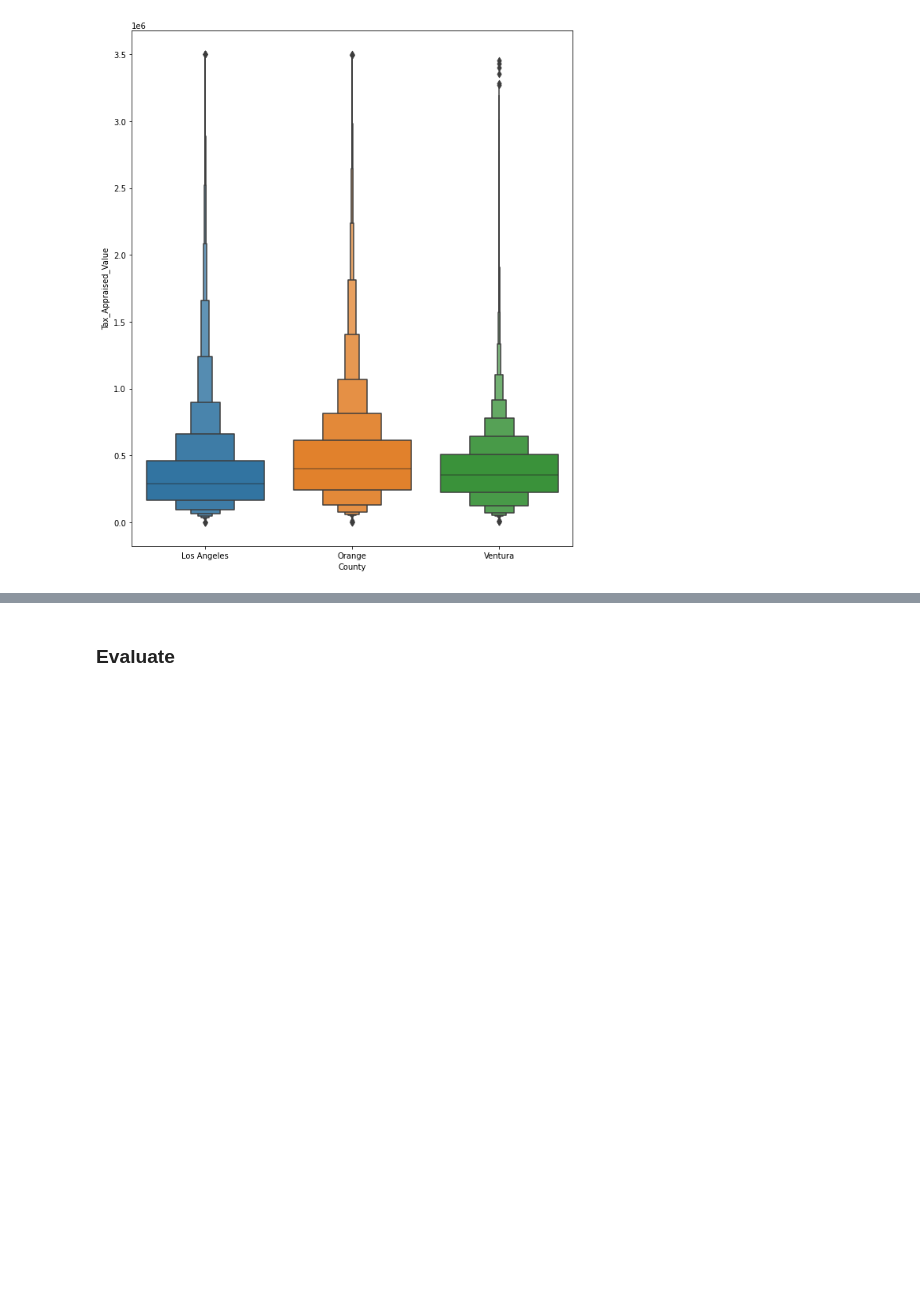
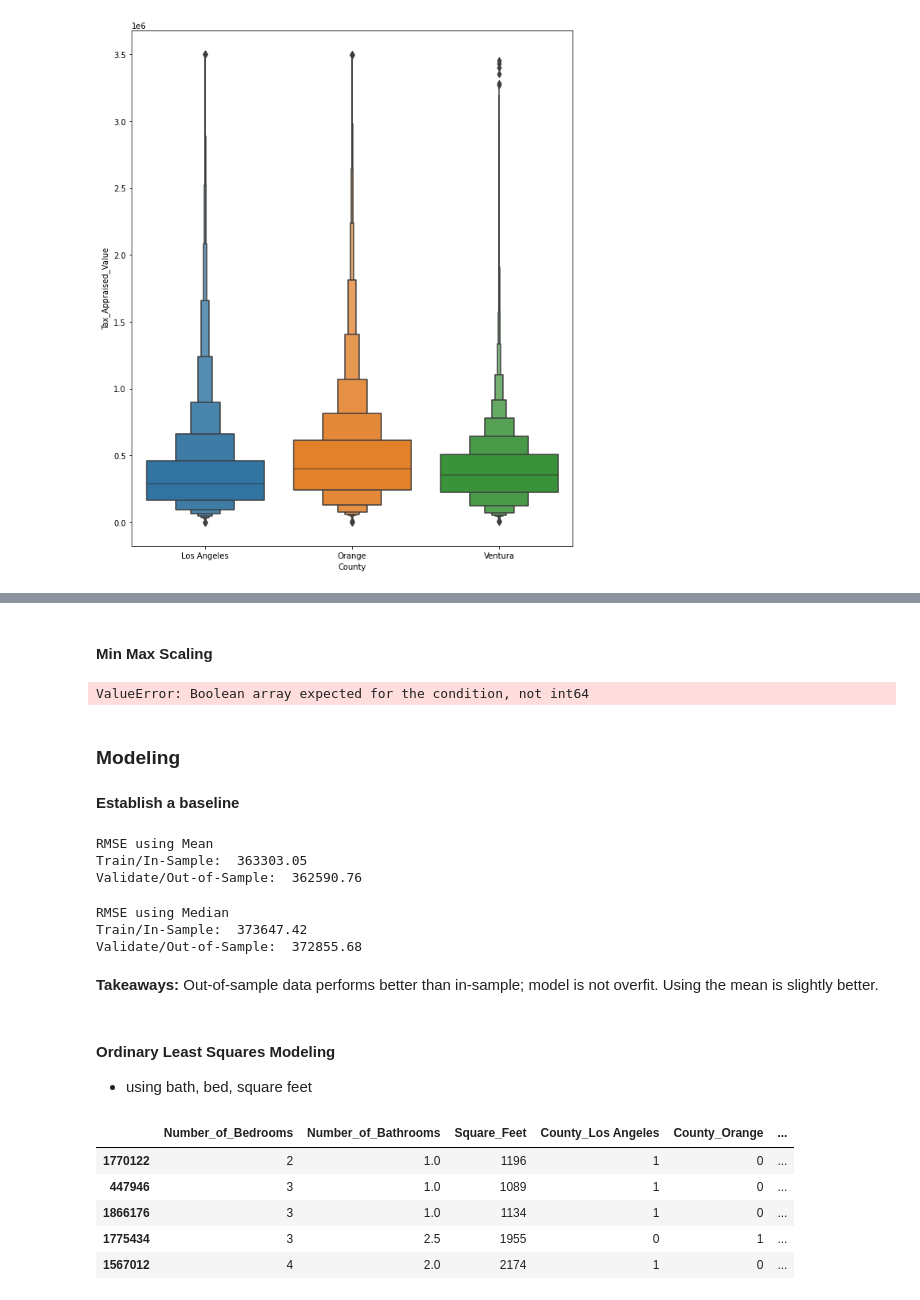
Before and after one commit to lochlynlaskowski/Zillow-project, a Jupyter notebook: Zillow - in progress.ipynb, the cells around one changed output, grey strips where cells are left out. Saved outputs shown, nothing was run; the diff lists cells and outputs as text; code cells hidden in the pictures; blank space fills up the shorter version.

```diff
--- a/Zillow - in progress.ipynb
+++ b/Zillow - in progress.ipynb
@@ -195,0 +272,2 @@ plt.show()
+# %% [markdown]
+#### Min Max Scaling
@@ -196,2 +278,19 @@ plt.show()
+# %%
+scaler = sklearn.preprocessing.StandardScaler()
+train_scaled_SS = train.copy()
+train_scaled_SS[columns_to_s] = scaler.fit_transform(train_scaled_SS[train])
+# %% [output]
+ValueError: Boolean array expected for the condition, not int64
 # %% [markdown]
-### Evaluate
+### Modeling
+# %% [markdown]
+**Establish a baseline**
+# %%
+X_train = train.drop(columns =['Tax_Appraised_Value','Tax_Assessed', 'County', 'Lot_Size', 'Tax_Rate'])
+y_train = train['Tax_Appraised_Value']
+
+X_validate = validate.drop(columns =['Tax_Appraised_Value','Tax_Assessed', 'County', 'Lot_Size', 'Tax_Rate'])
+y_validate = validate['Tax_Appraised_Value']
+
+X_test = test.drop(columns =['Tax_Appraised_Value','Tax_Assessed', 'County', 'Lot_Size', 'Tax_Rate'])
+y_test = test['Tax_Appraised_Value']
@@ -197,0 +306,33 @@ plt.show()
+# %%
+rmse_train = mean_squared_error(y_train.Tax_Appraised_Value, y_train.TAV_pred_mean)**(1/2)
+rmse_validate = mean_squared_error(y_validate.Tax_Appraised_Value, y_validate.TAV_pred_mean)**(1/2)
+print("RMSE using Mean\nTrain/In-Sample: ", round(rmse_train, 2),
+      "\nValidate/Out-of-Sample: ", round(rmse_validate, 2))
+# %% [output]
+RMSE using Mean
+Train/In-Sample:  363303.05
+Validate/Out-of-Sample:  362590.76
+# %%
+rmse_train = mean_squared_error(y_train.Tax_Appraised_Value, y_train.TAV_pred_median)**(1/2)
+rmse_validate = mean_squared_error(y_validate.Tax_Appraised_Value, y_validate.TAV_pred_median)**(1/2)
+print("RMSE using Median\nTrain/In-Sample: ", round(rmse_train, 2),
+      "\nValidate/Out-of-Sample: ", round(rmse_validate, 2))
+# %% [output]
+RMSE using Median
+Train/In-Sample:  373647.42
+Validate/Out-of-Sample:  372855.68
+# %% [markdown]
+**Takeaways:** Out-of-sample data performs better than in-sample; model is not overfit. Using the mean is slightly better.
+# %% [markdown]
+#### Ordinary Least Squares Modeling
+
+ - using bath, bed, square feet
+# %%
+X_train.head()
+# %% [output]
+|  | Number_of_Bedrooms | Number_of_Bathrooms | Square_Feet | County_Los Angeles | County_Orange | ... |
+| 1770122 | 2 | 1.0 | 1196 | 1 | 0 | ... |
+| 447946 | 3 | 1.0 | 1089 | 1 | 0 | ... |
+| 1866176 | 3 | 1.0 | 1134 | 1 | 0 | ... |
+| 1775434 | 3 | 2.5 | 1955 | 0 | 1 | ... |
+| 1567012 | 4 | 2.0 | 2174 | 1 | 0 | ... |
```
Also changed, not shown: parts of 99 cells of this notebook, 2 other files.
